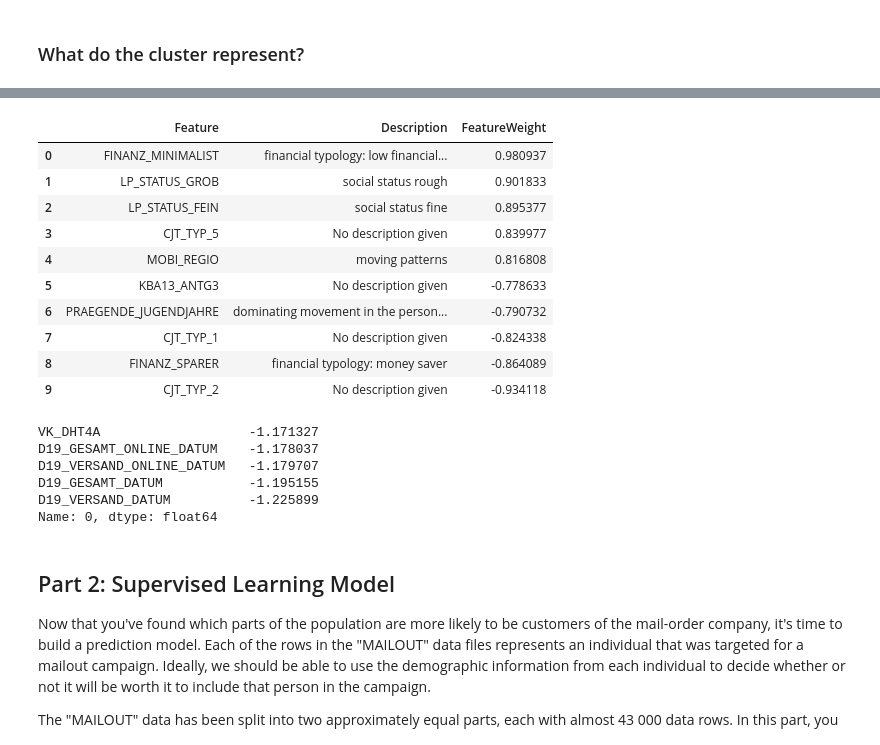
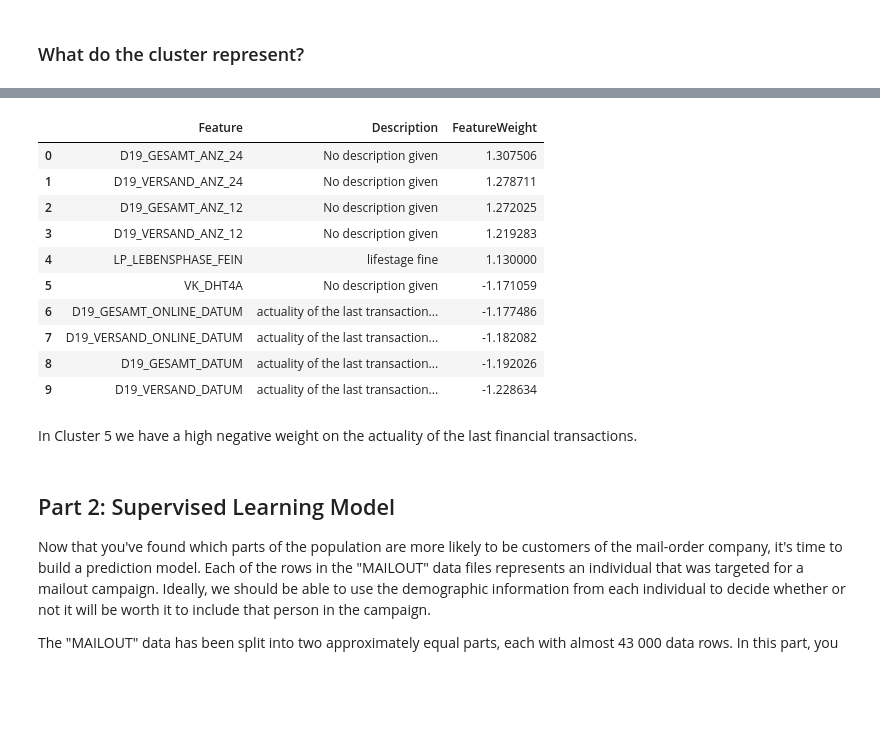
Before and after one commit to jokrische/Aravato, a Jupyter notebook: Arvato Project Workbook.ipynb, the cells around one changed output, grey strips where cells are left out. Cells and saved outputs as stored; diff of their text form; code cells hidden in the pictures; blank space fills up the shorter version.

```diff
--- a/Arvato Project Workbook.ipynb
+++ b/Arvato Project Workbook.ipynb
@@ -326,6 +346,8 @@ In data cleaning we converted all columns to numeric columns. But still there is
 We find numeric columns in the excel-sheet. But there are also other columns that have numeric values f.e. the date columns. These columns are added to columns we find as numeric columns in the excel-sheet.
 # %%
 attr_values = pd.read_excel('DIAS Attributes - Values 2017.xlsx', usecols='B:E', dtype='str', engine = 'openpyxl', skiprows = 1)
+# %%
+cols = customers_clean.columns.tolist()
 # %%
 attr_values = attr_values[attr_values['Meaning'].notna()]
 num_cols = attr_values[attr_values['Meaning'].str.contains("numeric")]['Attribute'].tolist()
@@ -338,6 +360,8 @@ num_cols
  'GEBURTSJAHR',
  'KBA13_ANZAHL_PKW',
  'MIN_GEBAEUDEJAHR']
+# %%
+num_cols = [x for x in num_cols if x in cols]
 # %%
 num_cols = num_cols + [x for x in cols if "AM_" in x or "_AM" in x or "VK_" in x or "DICHTE" in x]
 num_cols
@@ -683,6 +718,15 @@ plt.show()
 ### What do the cluster represent?
 # %%
 def get_clusters_centers_df(cluster_pipeline, final_cols):
+
+    '''
+    INPUTS:
+    - cluster_pipeline: pipline of transform, pca and Cluster
+    - final_cols: all columns that remain after cleaning the dataframe
+
+    OUTPUTS:
+    - cluster_centers_df: the cluster centers of the k-means model
+    '''
     kmeans = cluster_pipeline.named_steps['cluster']
     pca_components = cluster_pipeline.named_steps['pca']
 
@@ -691,6 +735,17 @@ def get_clusters_centers_df(cluster_pipeline, final_cols):
     return cluster_centers_df
 # %%
 def get_top_cluster_features(cluster_centers_df, cluster, attributes_desc, n_features = 5):
+
+    '''
+    INPUTS:
+    - cluster_centers_df: the cluster centers of the k-means model
+    - cluster: the cluster that should be examined
+    - attributes_desc: dataframe with the description of the columns
+    - n_features: the amount of features that are given back
+
+    OUTPUTS:
+    - cluster_features: Dataframe with top and the
+    '''
     top_features = cluster_centers_df.iloc[cluster].sort_values(ascending=False).head(n_features).index.tolist()
     top_values = cluster_centers_df.iloc[cluster].sort_values(ascending=False).head(n_features).values.tolist()
 
@@ -751,26 +810,19 @@ get_top_cluster_features(cluster_centers_df, 6, attributes_desc, 5)
 # %%
-get_top_cluster_features(cluster_centers_df, 8, attributes_desc, 5)
+get_top_cluster_features(cluster_centers_df, 5, attributes_desc, 5)
 # %% [output]
 |  | Feature | Description | FeatureWeight |
-| 0 | FINANZ_MINIMALIST | financial typology: low financial... | 0.980937 |
-| 1 | LP_STATUS_GROB | social status rough | 0.901833 |
-| 2 | LP_STATUS_FEIN | social status fine | 0.895377 |
-| 3 | CJT_TYP_5 | No description given | 0.839977 |
-| 4 | MOBI_REGIO | moving patterns | 0.816808 |
-| 5 | KBA13_ANTG3 | No description given | -0.778633 |
-| 6 | PRAEGENDE_JUGENDJAHRE | dominating movement in the person... | -0.790732 |
-| 7 | CJT_TYP_1 | No description given | -0.824338 |
-| 8 | FINANZ_SPARER | financial typology: money saver | -0.864089 |
-| 9 | CJT_TYP_2 | No description given | -0.934118 |
+| 0 | D19_GESAMT_ANZ_24 | No description given | 1.307506 |
+| 1 | D19_VERSAND_ANZ_24 | No description given | 1.278711 |
+| 2 | D19_GESAMT_ANZ_12 | No description given | 1.272025 |
+| 3 | D19_VERSAND_ANZ_12 | No description given | 1.219283 |
+| 4 | LP_LEBENSPHASE_FEIN | lifestage fine | 1.130000 |
+| 5 | VK_DHT4A | No description given | -1.171059 |
+| 6 | D19_GESAMT_ONLINE_DATUM | actuality of the last transaction... | -1.177486 |
+| 7 | D19_VERSAND_ONLINE_DATUM | actuality of the last transaction... | -1.182082 |
+| 8 | D19_GESAMT_DATUM | actuality of the last transaction... | -1.192026 |
+| 9 | D19_VERSAND_DATUM | actuality of the last transaction... | -1.228634 |
-# %%
-cluster_centers_df.iloc[0].sort_values(ascending=False).tail(5)
-# %% [output]
-VK_DHT4A                   -1.171327
-D19_GESAMT_ONLINE_DATUM    -1.178037
-D19_VERSAND_ONLINE_DATUM   -1.179707
-D19_GESAMT_DATUM           -1.195155
-D19_VERSAND_DATUM          -1.225899
-Name: 0, dtype: float64
+# %% [markdown]
+In Cluster 5 we have a high negative weight on the actuality of the last financial transactions.
 # %% [markdown]
 ## Part 2: Supervised Learning Model
 
```
Also changed, not shown: parts of 41 cells of this notebook.
